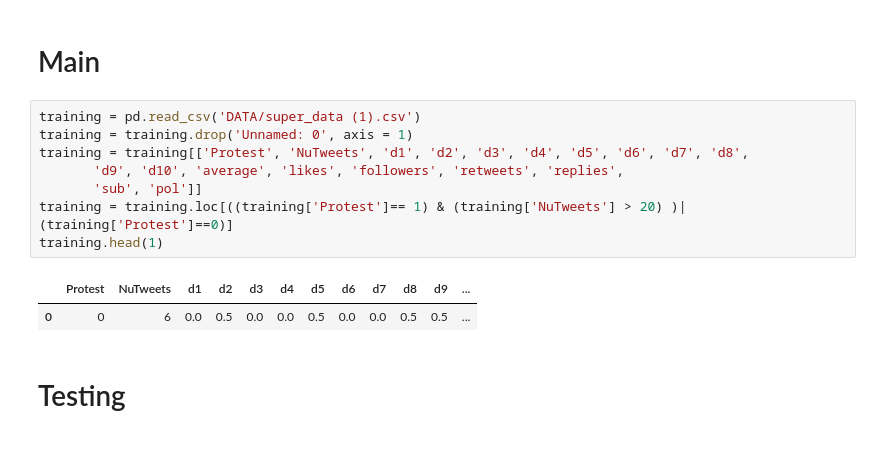
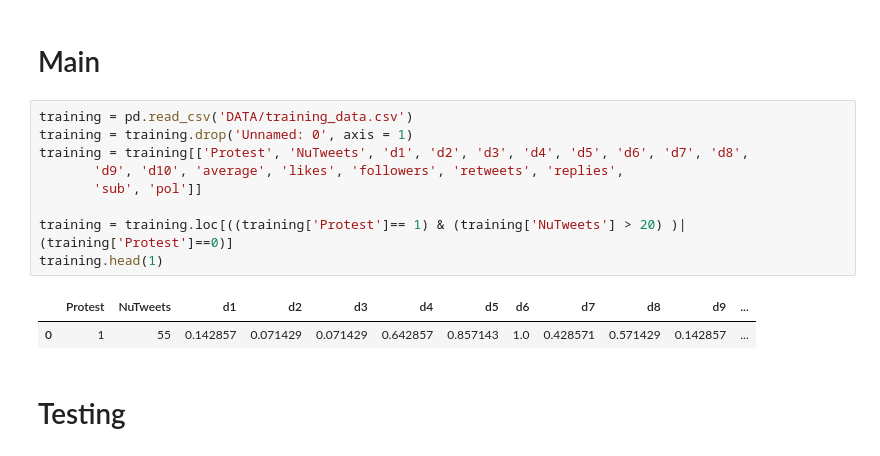
Before and after one commit to HraklisPapag/Team-Riot, a Jupyter notebook: model_training.ipynb, the cells around one changed output. Saved outputs shown, nothing was run; the diff lists cells and outputs as text.

```diff
--- a/model_training.ipynb
+++ b/model_training.ipynb
@@ -154,16 +154,17 @@ def grid_plot(grid):
 # %% [markdown]
 # Main
 # %%
-training = pd.read_csv('DATA/super_data (1).csv')
+training = pd.read_csv('DATA/training_data.csv')
 training = training.drop('Unnamed: 0', axis = 1)
 training = training[['Protest', 'NuTweets', 'd1', 'd2', 'd3', 'd4', 'd5', 'd6', 'd7', 'd8',
        'd9', 'd10', 'average', 'likes', 'followers', 'retweets', 'replies',
        'sub', 'pol']]
+
 training = training.loc[((training['Protest']== 1) & (training['NuTweets'] > 20) )| (training['Protest']==0)]
 training.head(1)
 # %% [output]
 |  | Protest | NuTweets | d1 | d2 | d3 | d4 | d5 | d6 | d7 | d8 | d9 | ... |
-| 0 | 0 | 6 | 0.0 | 0.5 | 0.0 | 0.0 | 0.5 | 0.0 | 0.0 | 0.5 | 0.5 | ... |
+| 0 | 1 | 55 | 0.142857 | 0.071429 | 0.071429 | 0.642857 | 0.857143 | 1.0 | 0.428571 | 0.571429 | 0.142857 | ... |
 # %% [markdown]
 # Testing
 # %%
```
Also changed, not shown: parts of 16 cells of this notebook, 1 other file.
